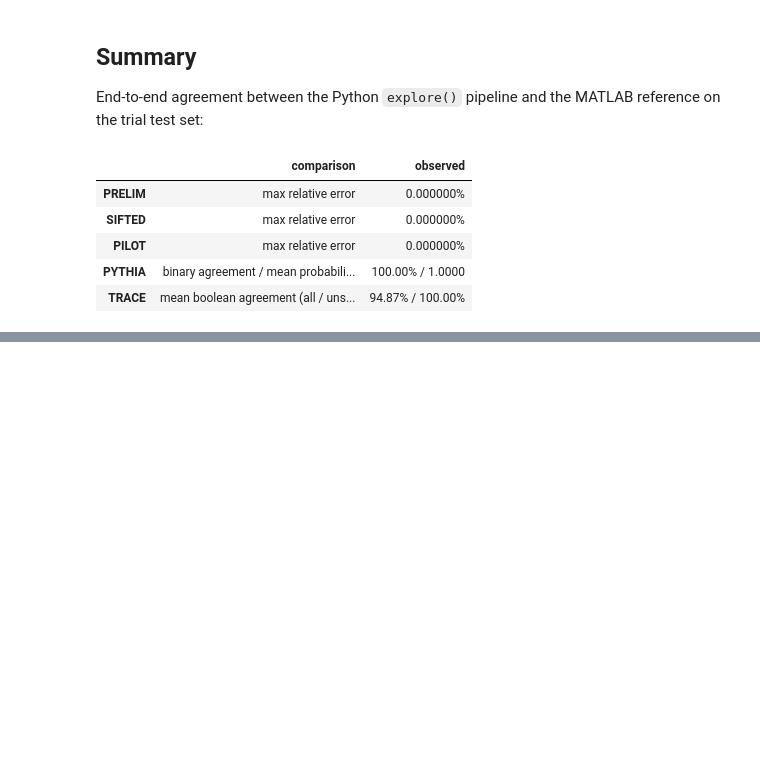
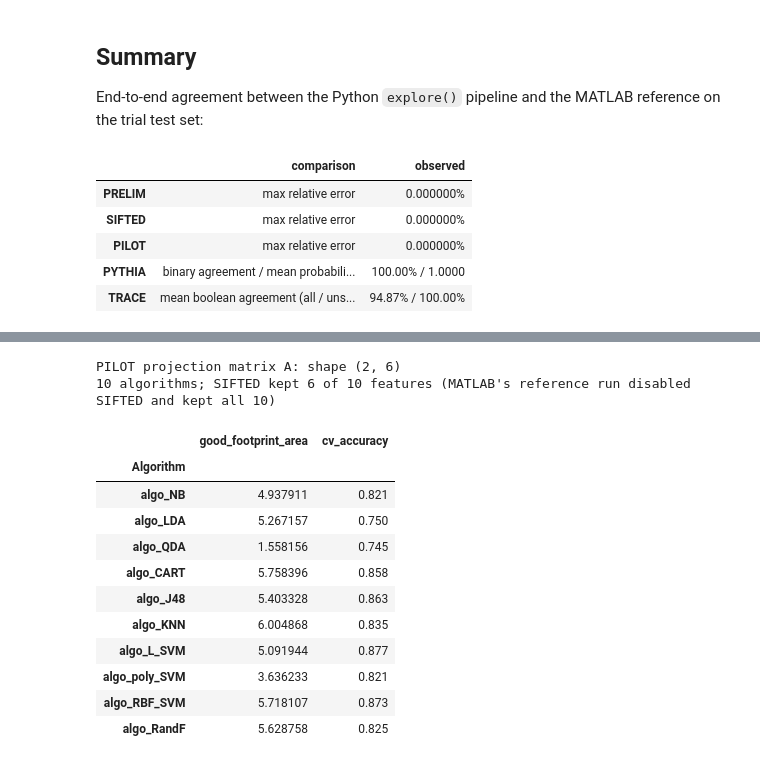
Before and after one commit to andremun/pyInstanceSpace, a Jupyter notebook: liveDemoExploreIS.ipynb, the cells around one changed output, grey strips where cells are left out. Saved outputs shown, nothing was run; the diff lists cells and outputs as text; code cells hidden in the pictures; blank space fills up the shorter version.

```diff
--- a/liveDemoExploreIS.ipynb
+++ b/liveDemoExploreIS.ipynb
@@ -477,0 +558,27 @@ end_to_end
+# %%
+algo_summary = built_model.trace.summary.set_index("Algorithm")[["Area_Good"]].copy()
+algo_summary["cv_accuracy"] = [round(float(a), 3) for a in built_model.pythia.accuracy]
+algo_summary = algo_summary.rename(columns={"Area_Good": "good_footprint_area"})
+
+n_feat_total = built_model.data.x_raw.shape[1]
+n_feat_sifted = len(built_model.data.feat_labels)
+print(f"PILOT projection matrix A: shape {np.asarray(built_model.pilot.a).shape}")
+print(f"{len(built_model.data.algo_labels)} algorithms; "
+      f"SIFTED kept {n_feat_sifted} of {n_feat_total} features "
+      f"(MATLAB's reference run disabled SIFTED and kept all {n_feat_total})")
+algo_summary
+# %% [output]
+PILOT projection matrix A: shape (2, 6)
+10 algorithms; SIFTED kept 6 of 10 features (MATLAB's reference run disabled SIFTED and kept all 10)
+|  | good_footprint_area | cv_accuracy |
+| Algorithm |  |  |
+| algo_NB | 4.937911 | 0.821 |
+| algo_LDA | 5.267157 | 0.750 |
+| algo_QDA | 1.558156 | 0.745 |
+| algo_CART | 5.758396 | 0.858 |
+| algo_J48 | 5.403328 | 0.863 |
+| algo_KNN | 6.004868 | 0.835 |
+| algo_L_SVM | 5.091944 | 0.877 |
+| algo_poly_SVM | 3.636233 | 0.821 |
+| algo_RBF_SVM | 5.718107 | 0.873 |
+| algo_RandF | 5.628758 | 0.825 |
```
Also changed, not shown: parts of 9 cells of this notebook.
